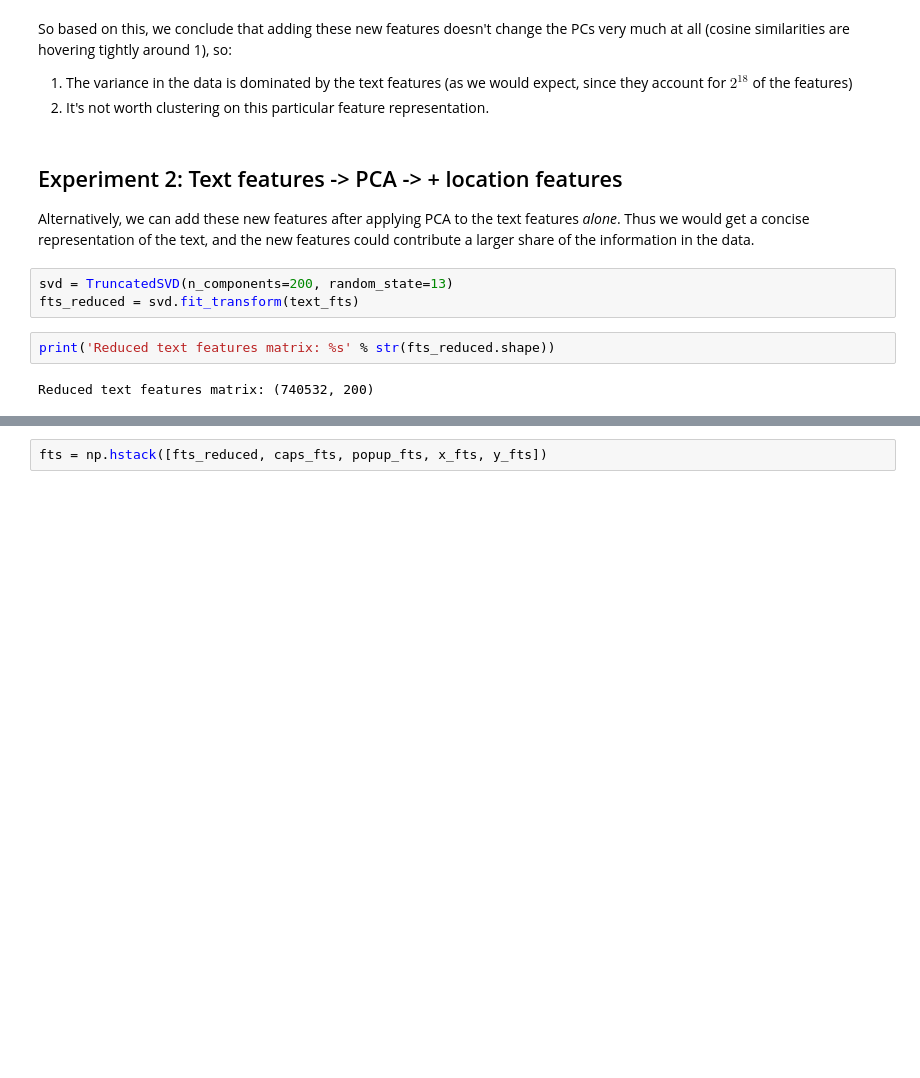
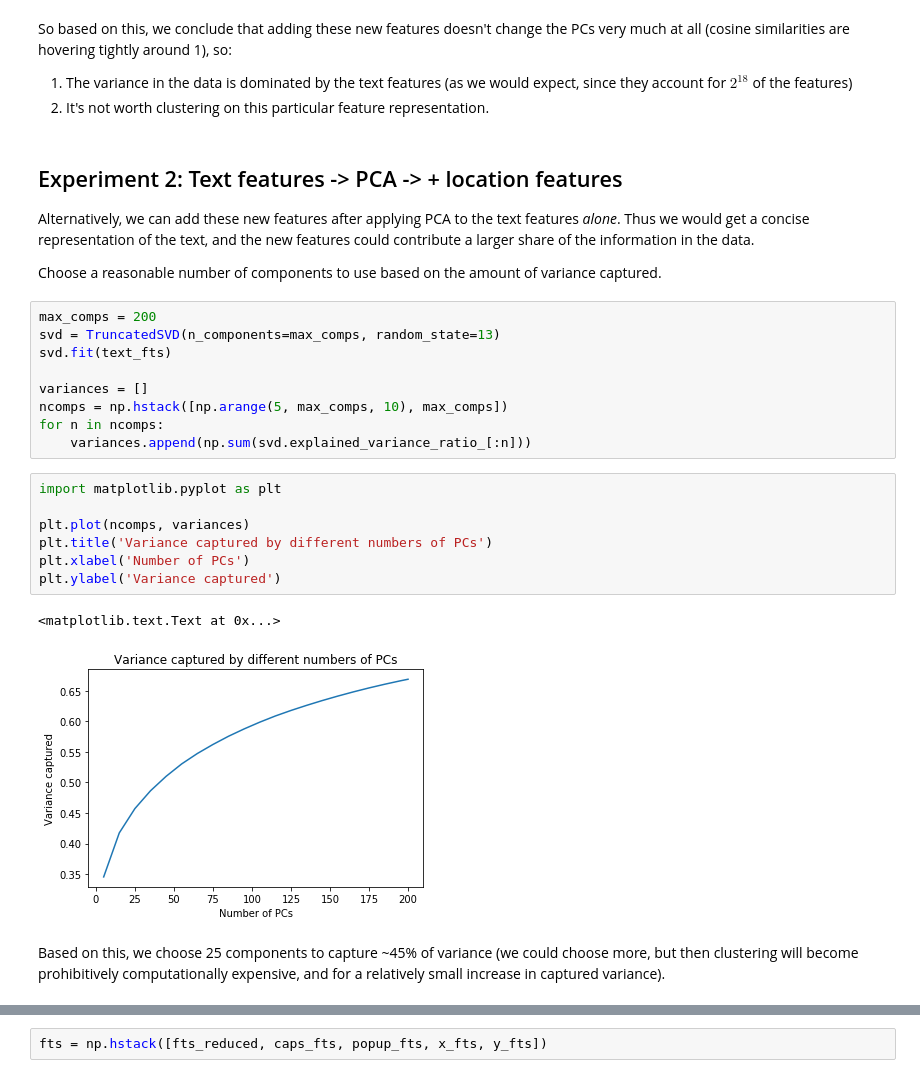
Before and after one commit to aruneshmathur/dark-patterns, a Jupyter notebook: analysis/clustering-initial-analysis/clustering2_text_and_nontext.ipynb, the cells around one changed output, grey strips where cells are left out. Saved outputs shown, nothing was run; the diff lists cells and outputs as text; blank space fills up the shorter version.

Commit message:
Made more informed choice of number of PCs to use in clustering2

```diff
--- a/analysis/clustering-initial-analysis/clustering2_text_and_nontext.ipynb
+++ b/analysis/clustering-initial-analysis/clustering2_text_and_nontext.ipynb
@@ -334,10 +334,26 @@ So based on this, we conclude that adding these new features doesn't change the
 ## Experiment 2: Text features -> PCA -> + location features
 
 Alternatively, we can add these new features after applying PCA to the text features *alone*. Thus we would get a concise representation of the text, and the new features could contribute a larger share of the information in the data.
+
+Choose a reasonable number of components to use based on the amount of variance captured.
-# %%
-svd = TruncatedSVD(n_components=200, random_state=13)
-fts_reduced = svd.fit_transform(text_fts)
-# %%
-print('Reduced text features matrix: %s' % str(fts_reduced.shape))
-# %% [output]
-Reduced text features matrix: (740532, 200)
+# %%
+max_comps = 200
+svd = TruncatedSVD(n_components=max_comps, random_state=13)
+svd.fit(text_fts)
+
+variances = []
+ncomps = np.hstack([np.arange(5, max_comps, 10), max_comps])
+for n in ncomps:
+    variances.append(np.sum(svd.explained_variance_ratio_[:n]))
+# %%
+import matplotlib.pyplot as plt
+
+plt.plot(ncomps, variances)
+plt.title('Variance captured by different numbers of PCs')
+plt.xlabel('Number of PCs')
+plt.ylabel('Variance captured')
+# %% [output]
+<matplotlib.text.Text at 0x...>
+[figure, added]
+# %% [markdown]
+Based on this, we choose 25 components to capture ~45% of variance (we could choose more, but then clustering will become prohibitively computationally expensive, and for a relatively small increase in captured variance).
```
Also changed, not shown: parts of 11 cells of this notebook.
